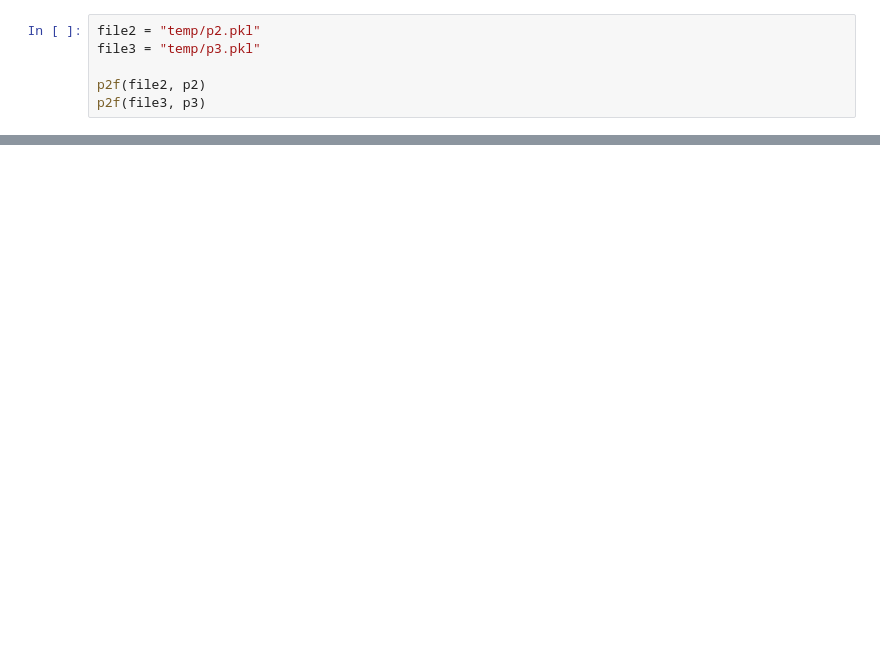
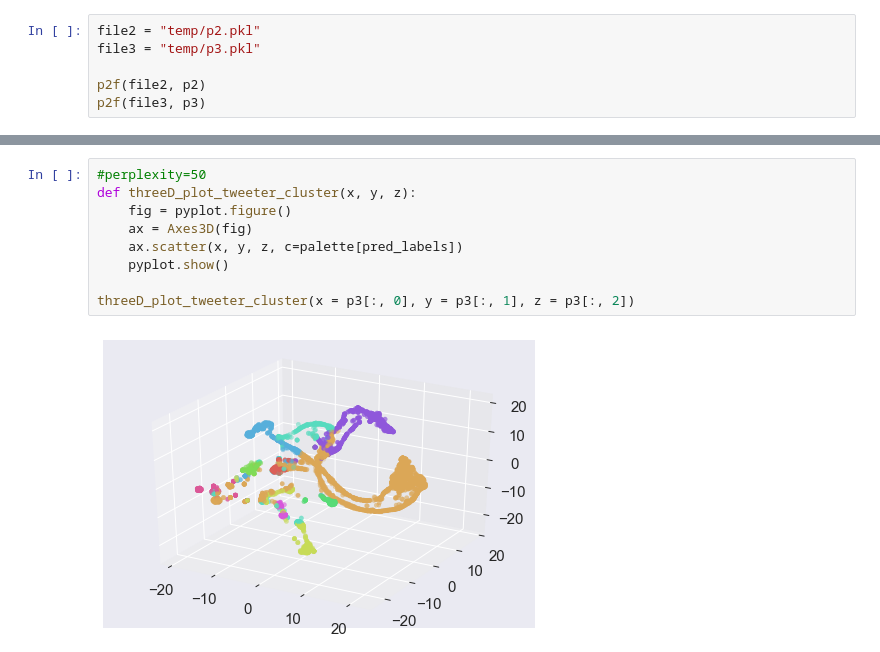
Before and after one commit to alexpython1988/TweetsHashtagCluster, a Jupyter notebook: tweeterhashtagclustering.ipynb, the cells around one changed output, grey strips where cells are left out. Saved outputs shown, nothing was run; the diff lists cells and outputs as text; blank space fills up the shorter version.

```diff
--- a/tweeterhashtagclustering.ipynb
+++ b/tweeterhashtagclustering.ipynb
@@ -280,0 +165,11 @@ def rotanimate(ax, angles, output, **kwargs):
+# %%
+#perplexity=50
+def threeD_plot_tweeter_cluster(x, y, z):
+    fig = pyplot.figure()
+    ax = Axes3D(fig)
+    ax.scatter(x, y, z, c=palette[pred_labels])
+    pyplot.show()
+
+threeD_plot_tweeter_cluster(x = p3[:, 0], y = p3[:, 1], z = p3[:, 2])
+# %% [output]
+[figure, added]
```
Also changed, not shown: parts of 24 cells of this notebook, 21 other files.
